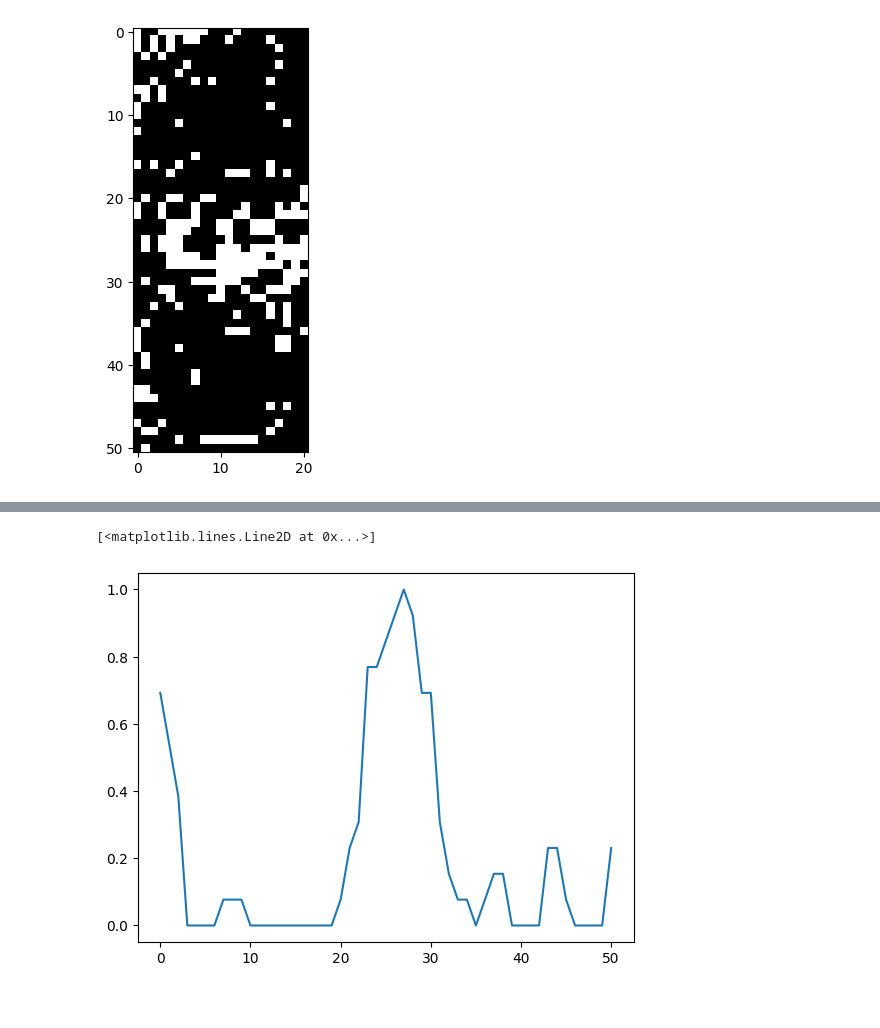
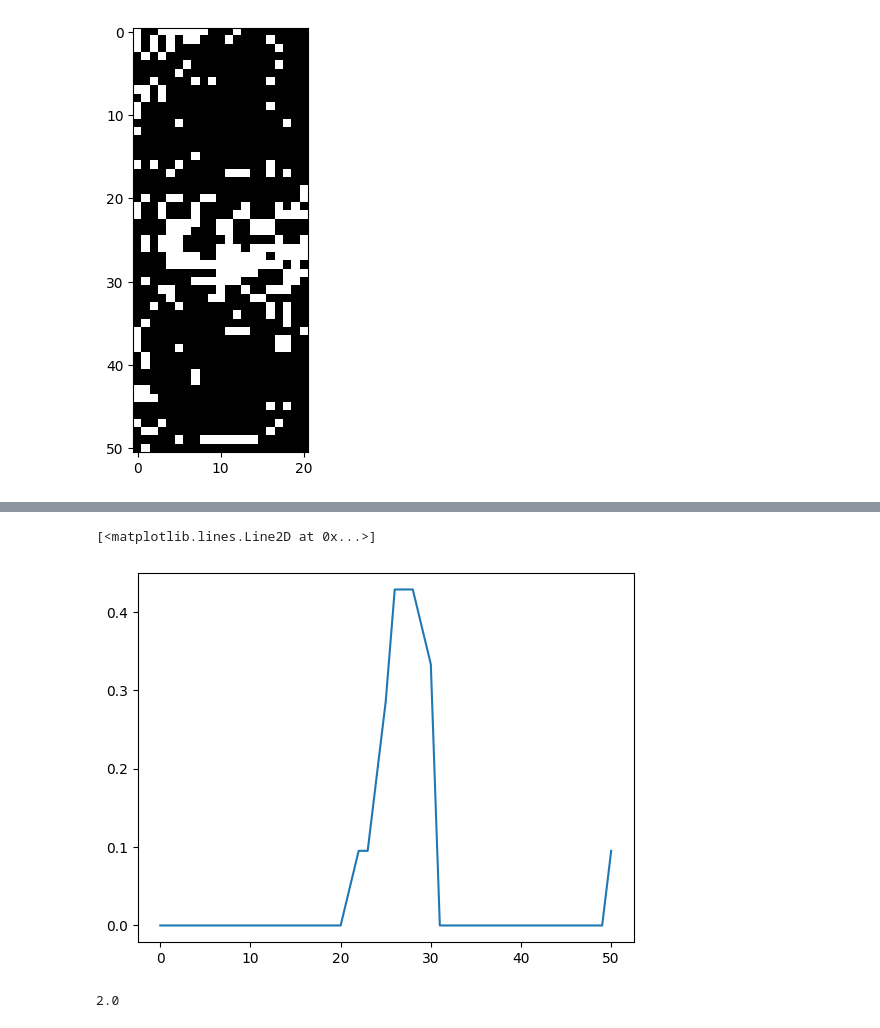
Before and after one commit to ChrnyaevEK/open-aoi, a Jupyter notebook: playground/inspection/histogram_back_projection.ipynb, the cells around one changed output, grey strips where cells are left out. Drawn from its saved outputs; the diff is of its cells as text; code cells hidden in the pictures.

```diff
--- a/playground/inspection/histogram_back_projection.ipynb
+++ b/playground/inspection/histogram_back_projection.ipynb
@@ -147,7 +145,7 @@ present = chunks[1]
 
 def remove_noise(c):
     c = c.astype(np.uint8)
-    c = cv.medianBlur(c, 3)
+    c = cv.medianBlur(c, 5)
     return c.astype(bool)
 
 
@@ -162,11 +160,30 @@ imshow(delta)
+# %%
+safety_offset = 0.2
+background_threshold = 0.65
+
+off_row = int(np.ceil(delta.shape[0] * safety_offset))
+off_col = int(np.ceil(delta.shape[1] * safety_offset))
+
+# Test along columns
+delta[0:off_row, :] = 0
+delta[-off_row:-1, :] = 0
+test_col = np.apply_along_axis(np.average, 1, delta).max() >= background_threshold
+
+# Test along rows
+delta[:, 0:off_col] = 0
+delta[:, -off_col:-1] = 0
+test_row = np.apply_along_axis(np.average, 0, delta).max() >= background_threshold
 # %%
 plt.close("all")
 fig, ax = plt.subplots()
 
-y = np.apply_along_axis(np.sum, 1, delta)
-y = y / y.max()
+y = np.apply_along_axis(np.average, 1, delta)
 
 ax.plot(y)
 # %% [output]
 [<matplotlib.lines.Line2D at 0x...>]
-[figure, old version]
+[figure, new version]
+# %%
+20 * 0.1
+# %% [output]
+2.0
```
Also changed, not shown: parts of 2 cells of this notebook, 14 other files.
